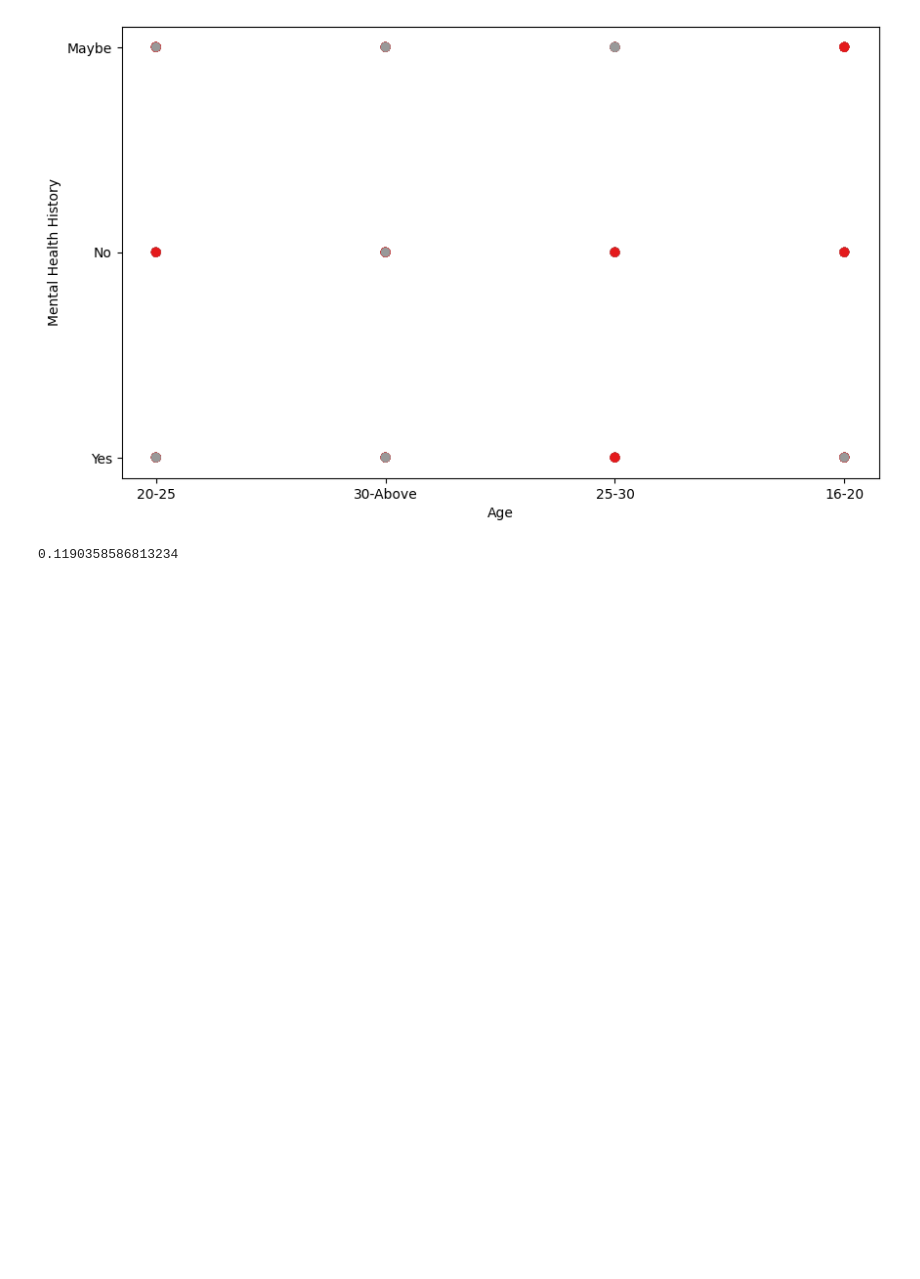
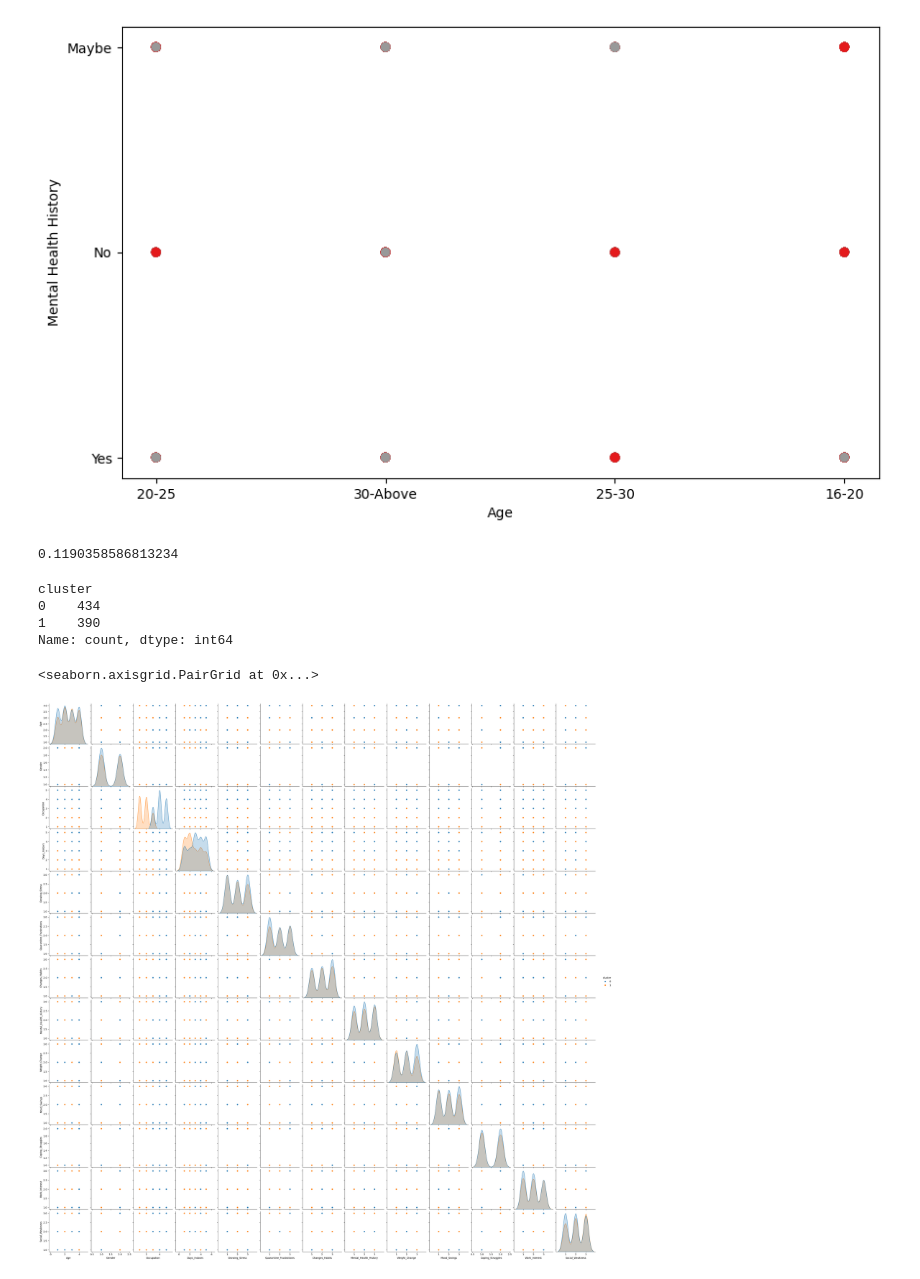
Before and after one commit to danielrawlins21/MentalHealth_DataAnalysis, a Jupyter notebook: Notebook/Model_Design.ipynb, the cells around one changed output. Cells and saved outputs as stored; diff of their text form; code cells hidden in the pictures; blank space fills up the shorter version.

Commit message:
Adding the cluster to the dataset

```diff
--- a/Notebook/Model_Design.ipynb
+++ b/Notebook/Model_Design.ipynb
@@ -155,3 +155,20 @@ from sklearn.metrics import silhouette_score
 silhouette_score(df_num, labels=model.labels_,metric='euclidean')
 # %% [output]
 0.1190358586813234
+# %%
+deppressed1 = pd.DataFrame(df_num)
+deppressed1['cluster'] = pred
+# %%
+deppressed = pd.DataFrame(df)
+deppressed['cluster'] = pred
+deppressed['cluster'].value_counts()
+# %% [output]
+cluster
+0    434
+1    390
+Name: count, dtype: int64
+# %%
+sns.pairplot(deppressed1, hue ='cluster')
+# %% [output]
+<seaborn.axisgrid.PairGrid at 0x...>
+[figure, added]
```
